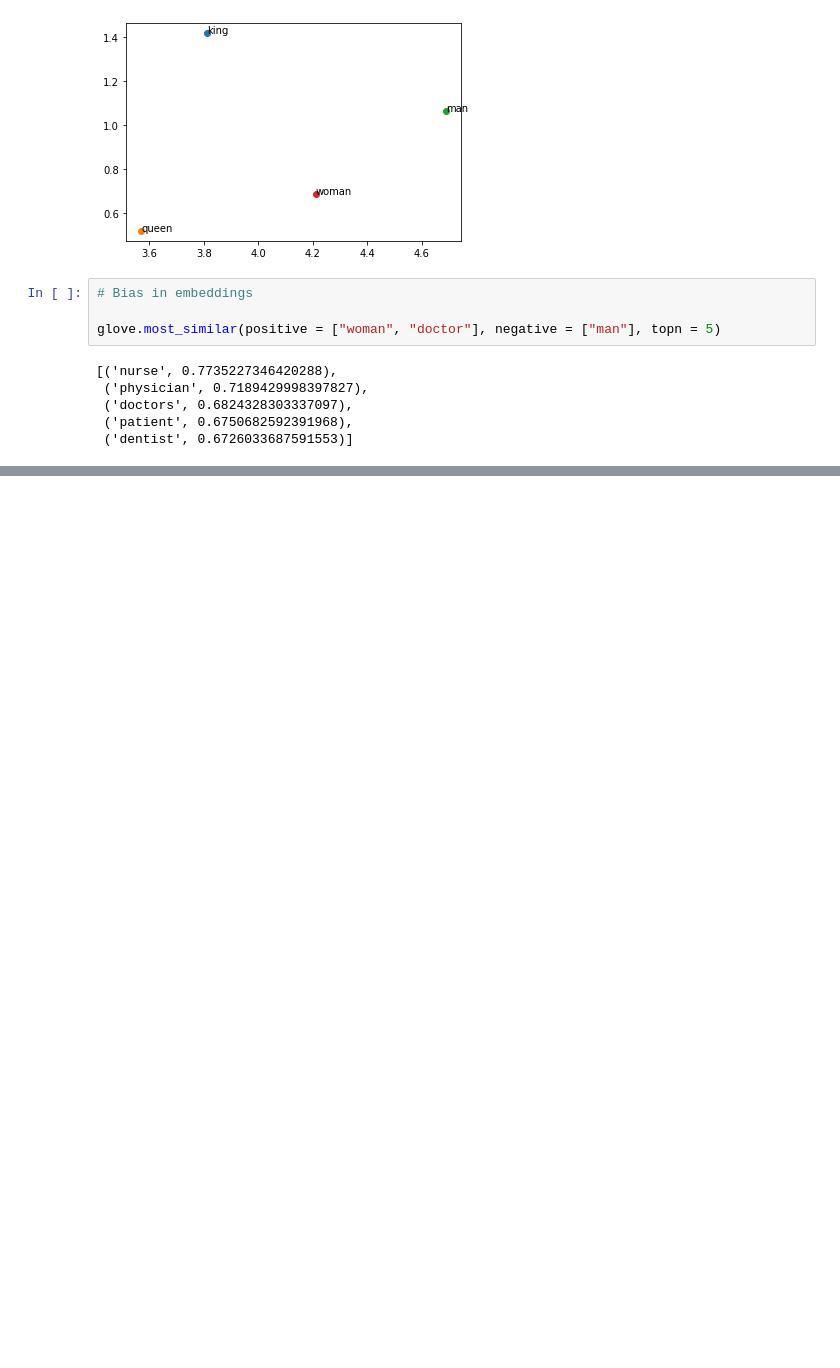
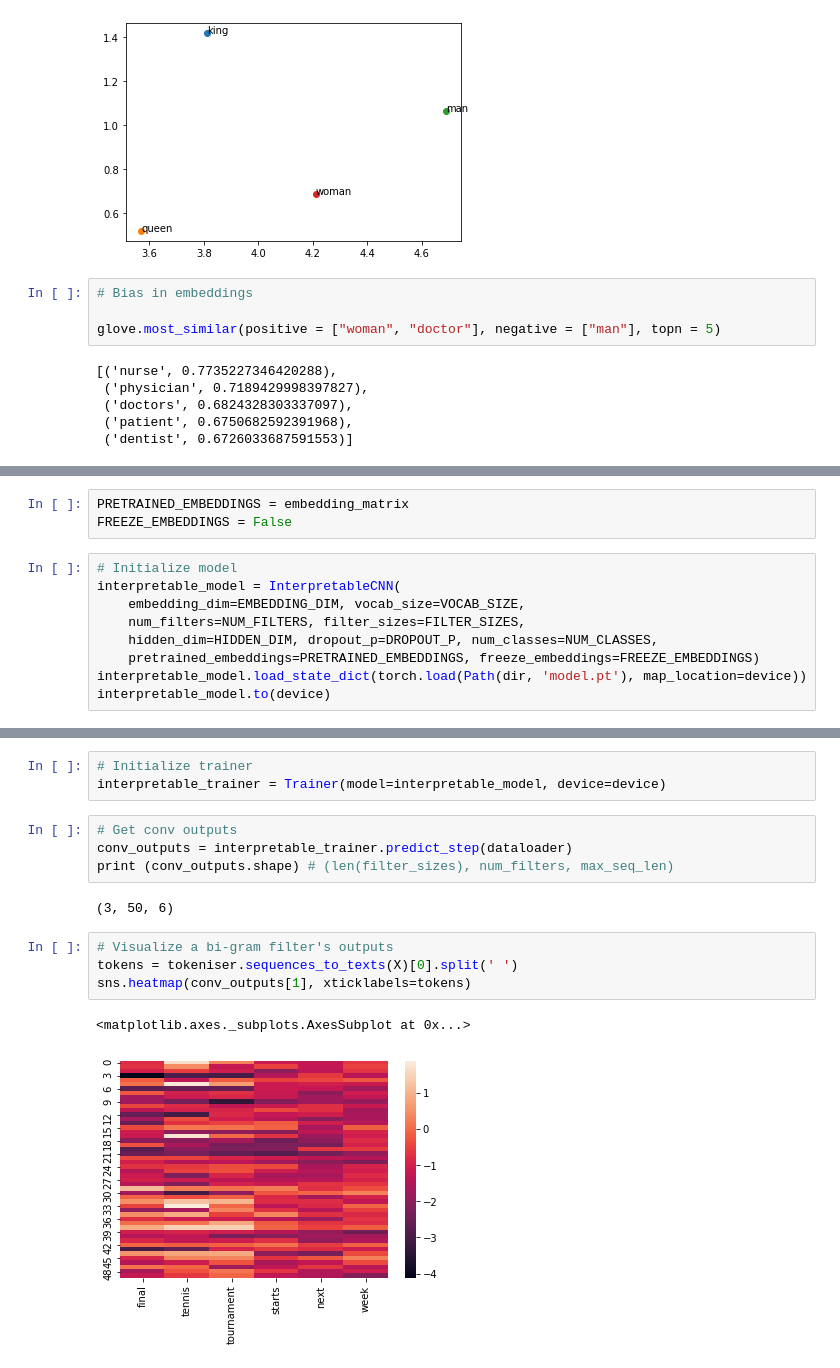
Before and after one commit to Otobi1/Back-to-Basics-A-Refresher-, a Jupyter notebook: Back_to_Basics_Embeddings.ipynb, the cells around one changed output, grey strips where cells are left out. Cells and saved outputs as stored; diff of their text form; blank space fills up the shorter version.

```diff
--- a/Back_to_Basics_Embeddings.ipynb
+++ b/Back_to_Basics_Embeddings.ipynb
@@ -307,0 +1340,12 @@ glove.most_similar(positive = ["woman", "doctor"], negative = ["man"], topn = 5)
+# %%
+PRETRAINED_EMBEDDINGS = embedding_matrix
+FREEZE_EMBEDDINGS = False
+# %%
+# Initialize model
+interpretable_model = InterpretableCNN(
+    embedding_dim=EMBEDDING_DIM, vocab_size=VOCAB_SIZE,
+    num_filters=NUM_FILTERS, filter_sizes=FILTER_SIZES,
+    hidden_dim=HIDDEN_DIM, dropout_p=DROPOUT_P, num_classes=NUM_CLASSES,
+    pretrained_embeddings=PRETRAINED_EMBEDDINGS, freeze_embeddings=FREEZE_EMBEDDINGS)
+interpretable_model.load_state_dict(torch.load(Path(dir, 'model.pt'), map_location=device))
+interpretable_model.to(device)
@@ -307,0 +1364,16 @@ glove.most_similar(positive = ["woman", "doctor"], negative = ["man"], topn = 5)
+# %%
+# Initialize trainer
+interpretable_trainer = Trainer(model=interpretable_model, device=device)
+# %%
+# Get conv outputs
+conv_outputs = interpretable_trainer.predict_step(dataloader)
+print (conv_outputs.shape) # (len(filter_sizes), num_filters, max_seq_len)
+# %% [output]
+(3, 50, 6)
+# %%
+# Visualize a bi-gram filter's outputs
+tokens = tokeniser.sequences_to_texts(X)[0].split(' ')
+sns.heatmap(conv_outputs[1], xticklabels=tokens)
+# %% [output]
+<matplotlib.axes._subplots.AxesSubplot at 0x...>
+[figure, added]
```
Also changed, not shown: parts of 79 cells of this notebook.
